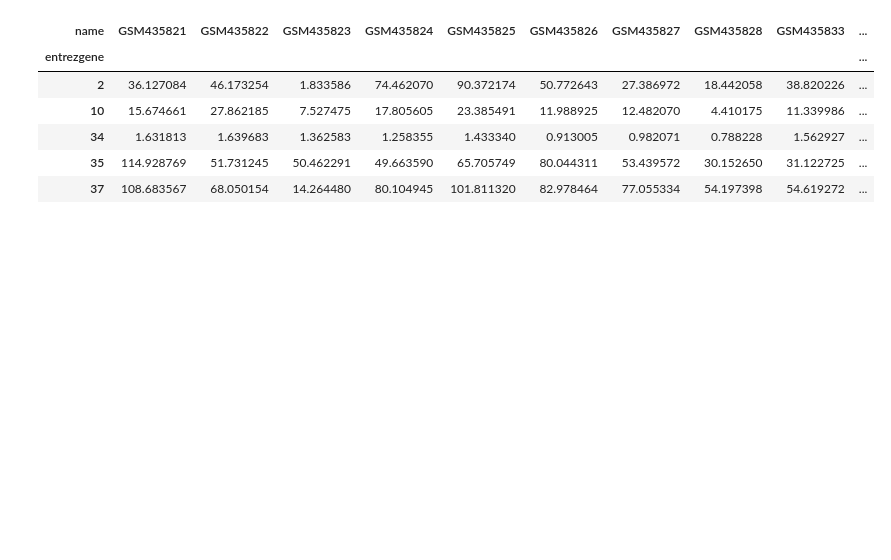
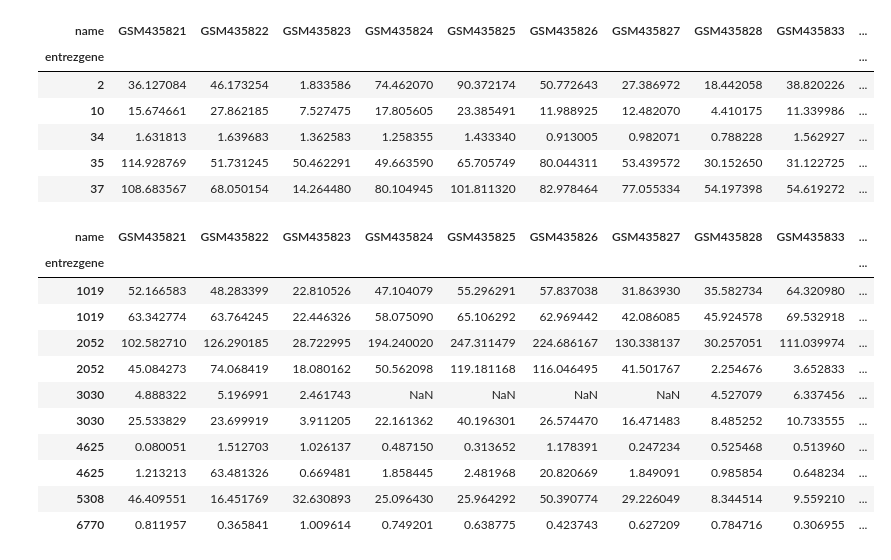
Before and after one commit to hmkim/ncbi-geo, a Jupyter notebook: GSE24807-GEOparse.ipynb, the cells around one changed output. Drawn from its saved outputs; the diff is of its cells as text; code cells hidden in the pictures; blank space fills up the shorter version.

```diff
--- a/GSE24807-GEOparse.ipynb
+++ b/GSE24807-GEOparse.ipynb
@@ -193,0 +249,17 @@ df_result.to_csv('GSE24807_nodup.entrezid.txt',sep='\t')
+# %%
+dup_entrez=df_result[df_result.index.duplicated()].index.tolist()
+sub_df =df_result[df_result.index.isin(dup_entrez)]
+sub_df.head(10)
+# %% [output]
+| name | GSM435821 | GSM435822 | GSM435823 | GSM435824 | GSM435825 | GSM435826 | GSM435827 | GSM435828 | GSM435833 | ... |
+| entrezgene |  |  |  |  |  |  |  |  |  | ... |
+| 1019 | 52.166583 | 48.283399 | 22.810526 | 47.104079 | 55.296291 | 57.837038 | 31.863930 | 35.582734 | 64.320980 | ... |
+| 1019 | 63.342774 | 63.764245 | 22.446326 | 58.075090 | 65.106292 | 62.969442 | 42.086085 | 45.924578 | 69.532918 | ... |
+| 2052 | 102.582710 | 126.290185 | 28.722995 | 194.240020 | 247.311479 | 224.686167 | 130.338137 | 30.257051 | 111.039974 | ... |
+| 2052 | 45.084273 | 74.068419 | 18.080162 | 50.562098 | 119.181168 | 116.046495 | 41.501767 | 2.254676 | 3.652833 | ... |
+| 3030 | 4.888322 | 5.196991 | 2.461743 | NaN | NaN | NaN | NaN | 4.527079 | 6.337456 | ... |
+| 3030 | 25.533829 | 23.699919 | 3.911205 | 22.161362 | 40.196301 | 26.574470 | 16.471483 | 8.485252 | 10.733555 | ... |
+| 4625 | 0.080051 | 1.512703 | 1.026137 | 0.487150 | 0.313652 | 1.178391 | 0.247234 | 0.525468 | 0.513960 | ... |
+| 4625 | 1.213213 | 63.481326 | 0.669481 | 1.858445 | 2.481968 | 20.820669 | 1.849091 | 0.985854 | 0.648234 | ... |
+| 5308 | 46.409551 | 16.451769 | 32.630893 | 25.096430 | 25.964292 | 50.390774 | 29.226049 | 8.344514 | 9.559210 | ... |
+| 6770 | 0.811957 | 0.365841 | 1.009614 | 0.749201 | 0.638775 | 0.423743 | 0.627209 | 0.784716 | 0.306955 | ... |
```
Also changed, not shown: parts of 16 cells of this notebook, 3 other files.
